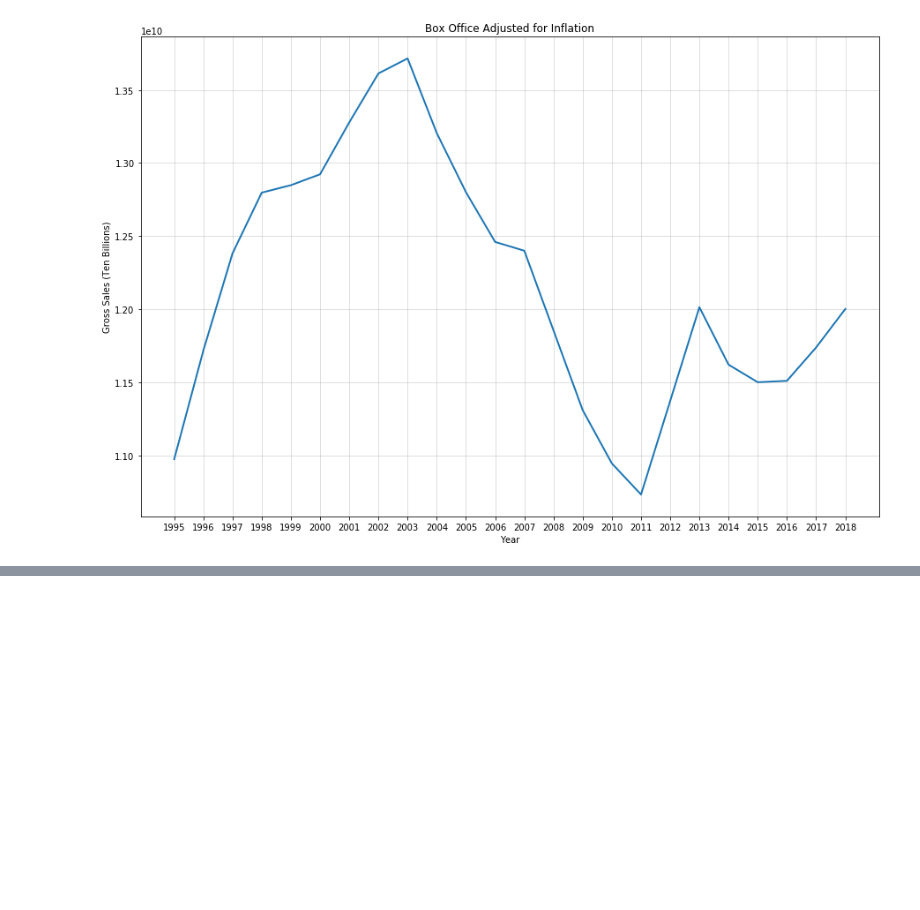
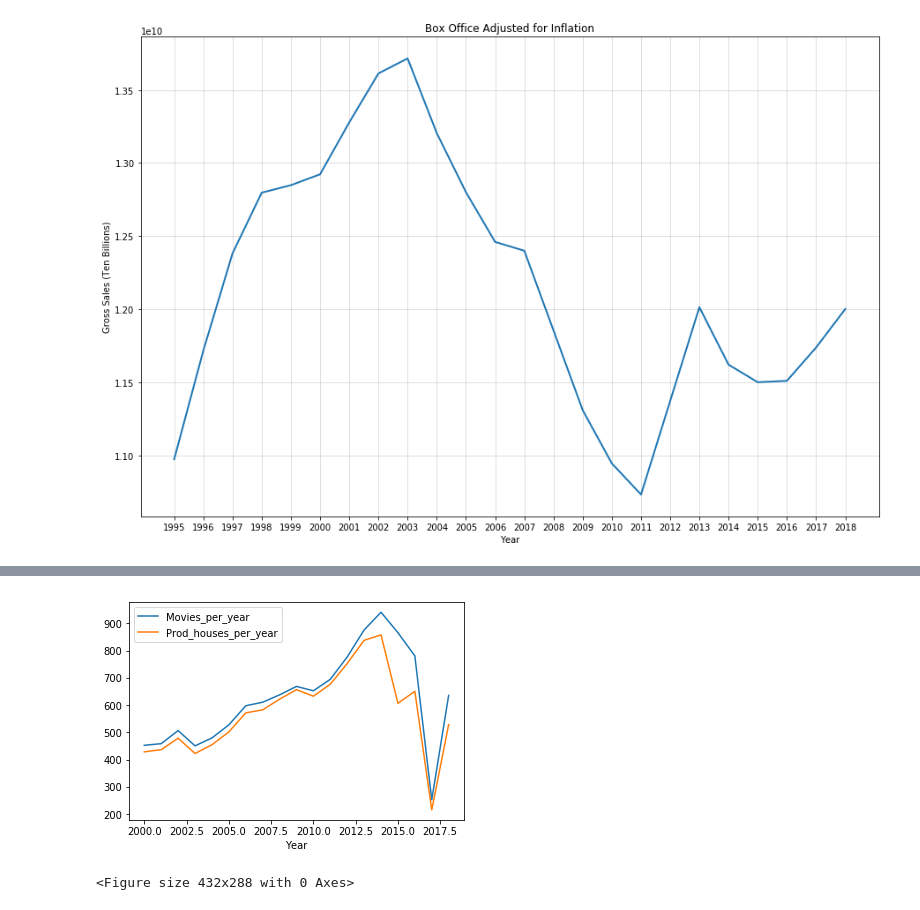
Before and after one commit to bethanylindberg/Have-Streaming-Services-Killed-Cinema, a Jupyter notebook: Data_Exploration.ipynb, the cells around one changed output, grey strips where cells are left out. Saved outputs shown, nothing was run; the diff lists cells and outputs as text; code cells hidden in the pictures; blank space fills up the shorter version.

```diff
--- a/Data_Exploration.ipynb
+++ b/Data_Exploration.ipynb
@@ -325,0 +359,10 @@ plt.show()
+# %%
+file_name=".\\cleaned_data\\movies_w_2018_cleaned.csv"
+all_movies_df = pd.read_csv(file_name,encoding="UTF-8",low_memory=False)
+all_movies_df = all_movies_df[all_movies_df["Year"] >= 2000]
+
+
+file_name1= ".\\cleaned_data\\tv_series_cleaned.csv"
+all_tv_df = pd.read_csv(file_name1,encoding="UTF-8",low_memory=False)
+all_tv_df  = all_tv_df [all_tv_df ["Year2"] >= 2000]
+all_tv_df.head()
@@ -325,0 +376,17 @@ plt.show()
+# %%
+gb_all_movies_df= all_movies_df.groupby("Year")
+movies_per_year = gb_all_movies_df["Year"].count()
+prod_per_year = gb_all_movies_df["Production"].count()
+
+summary_df = pd.DataFrame({"Movies_per_year" : movies_per_year , "Prod_houses_per_year" : prod_per_year})
+
+per_year_chart = summary_df.plot(kind="line", label=True)
+#order_status_chart.set_xlabel("ORDER STATUS PER YEAR")
+#order_status_chart.set_ylabel("Counts")
+#Saving the Graph image
+plt.savefig(".\\Output\\bar_graph.png")
+plt.show()
+plt.tight_layout()
+# %% [output]
+[figure, added]
+<Figure size 432x288 with 0 Axes>
```
Also changed, not shown: parts of 9 cells of this notebook.
